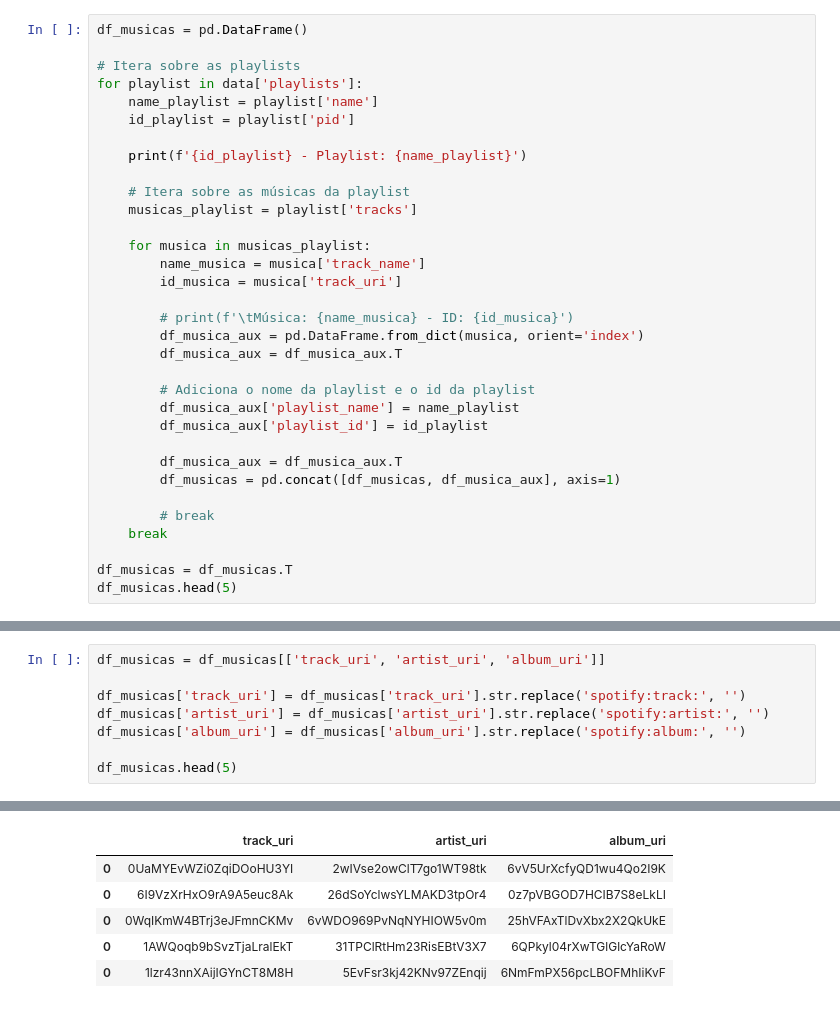
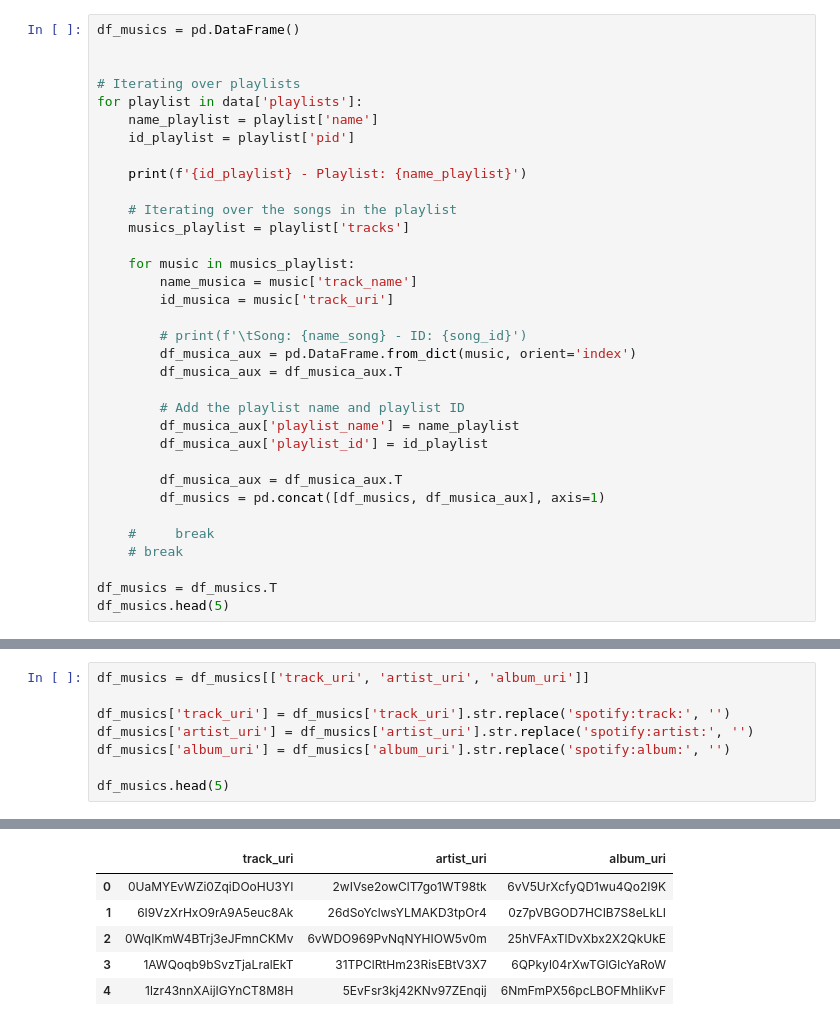
Before and after one commit to Ciencia-de-Dados-IMT-2023/Projeto-Spotify-2023.1, a Jupyter notebook: notebooks/01_Extração.ipynb, the cells around one changed output, grey strips where cells are left out. Drawn from its saved outputs; the diff is of its cells as text.

```diff
--- a/notebooks/01_Extração.ipynb
+++ b/notebooks/01_Extração.ipynb
@@ -20,35 +26,36 @@ data = read_json_file(url=path)
 # %%
-df_musicas = pd.DataFrame()
+df_musics = pd.DataFrame()
 
-# Itera sobre as playlists
+
+# Iterating over playlists
 for playlist in data['playlists']:
     name_playlist = playlist['name']
     id_playlist = playlist['pid']
 
     print(f'{id_playlist} - Playlist: {name_playlist}')
 
-    # Itera sobre as músicas da playlist
-    musicas_playlist = playlist['tracks']
+    # Iterating over the songs in the playlist
+    musics_playlist = playlist['tracks']
 
-    for musica in musicas_playlist:
-        name_musica = musica['track_name']
-        id_musica = musica['track_uri']
+    for music in musics_playlist:
+        name_musica = music['track_name']
+        id_musica = music['track_uri']
 
-        # print(f'\tMúsica: {name_musica} - ID: {id_musica}')
-        df_musica_aux = pd.DataFrame.from_dict(musica, orient='index')
+        # print(f'\tSong: {name_song} - ID: {song_id}')
+        df_musica_aux = pd.DataFrame.from_dict(music, orient='index')
         df_musica_aux = df_musica_aux.T
 
-        # Adiciona o nome da playlist e o id da playlist
+        # Add the playlist name and playlist ID
         df_musica_aux['playlist_name'] = name_playlist
         df_musica_aux['playlist_id'] = id_playlist
 
         df_musica_aux = df_musica_aux.T
-        df_musicas = pd.concat([df_musicas, df_musica_aux], axis=1)
+        df_musics = pd.concat([df_musics, df_musica_aux], axis=1)
 
-        # break
-    break
+    #     break
+    # break
 
-df_musicas = df_musicas.T
-df_musicas.head(5)
+df_musics = df_musics.T
+df_musics.head(5)
 # %% [output]
 0 - Playlist: Throwbacks
@@ -61,9 +102,9 @@ df_musicas.head(5)
 # %%
-df_musicas = df_musicas[['track_uri', 'artist_uri', 'album_uri']]
+df_musics = df_musics[['track_uri', 'artist_uri', 'album_uri']]
 
-df_musicas['track_uri'] = df_musicas['track_uri'].str.replace('spotify:track:', '')
-df_musicas['artist_uri'] = df_musicas['artist_uri'].str.replace('spotify:artist:', '')
-df_musicas['album_uri'] = df_musicas['album_uri'].str.replace('spotify:album:', '')
+df_musics['track_uri'] = df_musics['track_uri'].str.replace('spotify:track:', '')
+df_musics['artist_uri'] = df_musics['artist_uri'].str.replace('spotify:artist:', '')
+df_musics['album_uri'] = df_musics['album_uri'].str.replace('spotify:album:', '')
 
-df_musicas.head(5)
+df_musics.head(5)
 # %% [output]
@@ -70,9 +126,9 @@ df_musicas.head(5)
 |  | track_uri | artist_uri | album_uri |
 | 0 | 0UaMYEvWZi0ZqiDOoHU3YI | 2wIVse2owClT7go1WT98tk | 6vV5UrXcfyQD1wu4Qo2I9K |
-| 0 | 6I9VzXrHxO9rA9A5euc8Ak | 26dSoYclwsYLMAKD3tpOr4 | 0z7pVBGOD7HCIB7S8eLkLI |
-| 0 | 0WqIKmW4BTrj3eJFmnCKMv | 6vWDO969PvNqNYHIOW5v0m | 25hVFAxTlDvXbx2X2QkUkE |
-| 0 | 1AWQoqb9bSvzTjaLralEkT | 31TPClRtHm23RisEBtV3X7 | 6QPkyl04rXwTGlGlcYaRoW |
-| 0 | 1lzr43nnXAijIGYnCT8M8H | 5EvFsr3kj42KNv97ZEnqij | 6NmFmPX56pcLBOFMhIiKvF |
+| 1 | 6I9VzXrHxO9rA9A5euc8Ak | 26dSoYclwsYLMAKD3tpOr4 | 0z7pVBGOD7HCIB7S8eLkLI |
+| 2 | 0WqIKmW4BTrj3eJFmnCKMv | 6vWDO969PvNqNYHIOW5v0m | 25hVFAxTlDvXbx2X2QkUkE |
+| 3 | 1AWQoqb9bSvzTjaLralEkT | 31TPClRtHm23RisEBtV3X7 | 6QPkyl04rXwTGlGlcYaRoW |
+| 4 | 1lzr43nnXAijIGYnCT8M8H | 5EvFsr3kj42KNv97ZEnqij | 6NmFmPX56pcLBOFMhIiKvF |
 # %%
 # scripts/api_spotify.py
 
```
Also changed, not shown: parts of 12 cells of this notebook.
